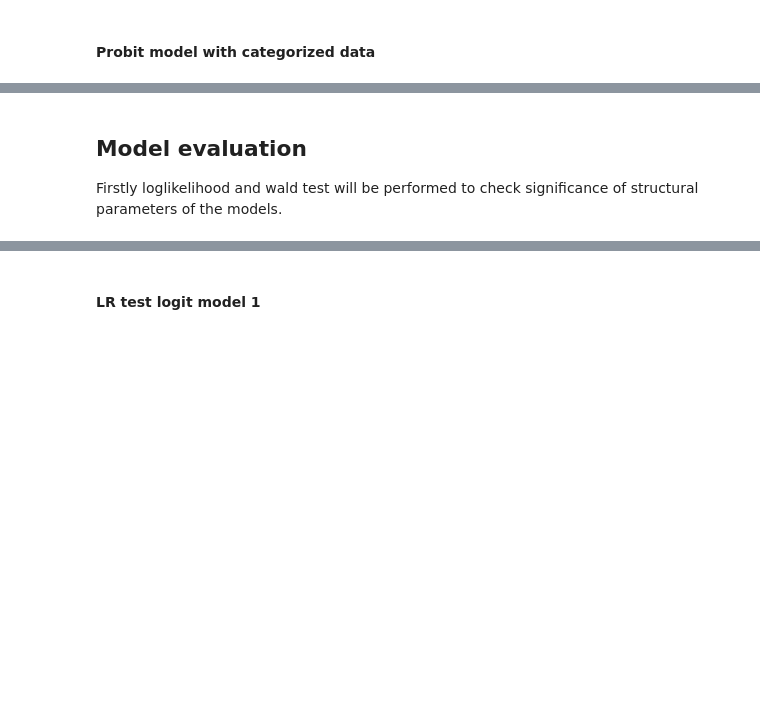
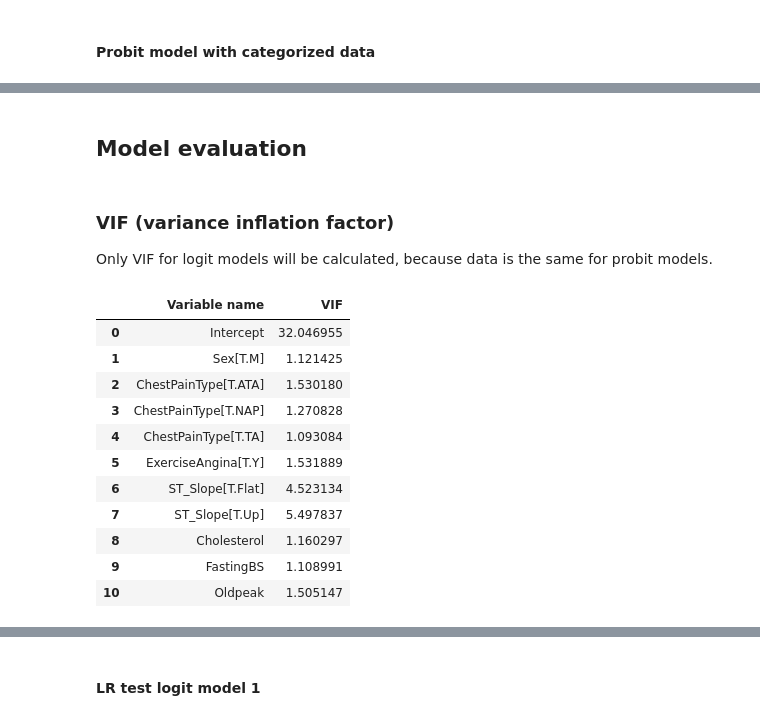
Before and after one commit to PilgrimMatthias/HeartDiseas_prediction, a Jupyter notebook: heartdisease.ipynb, the cells around one changed output, grey strips where cells are left out. Cells and saved outputs as stored; diff of their text form; code cells hidden in the pictures; blank space fills up the shorter version.

```diff
--- a/heartdisease.ipynb
+++ b/heartdisease.ipynb
@@ -705,7 +707,9 @@ ST_Slope[T.Flat]                                   0.4755      0.259      1.834
 ST_Slope[T.Up]                                    -1.0888      0.272     -4.000      0.000      -1.622      -0.555
 FastingBS                                          0.6853      0.167      4.091      0.000       0.357       1.014
 ==================================================================================================================
-# %% [markdown]
-## Model evaluation
-
-Firstly loglikelihood and wald test will be performed to check significance of structural parameters of the models.
+# %% [markdown]
+## Model evaluation
+# %% [markdown]
+### VIF (variance inflation factor)
+
+Only VIF for logit models will be calculated, because data is the same for probit models.
@@ -711,0 +721,16 @@ Firstly loglikelihood and wald test will be performed to check significance of s
+# %%
+non_categorized_data_vif = vif(logit_1_results)
+non_categorized_data_vif
+# %% [output]
+|  | Variable name | VIF |
+| 0 | Intercept | 32.046955 |
+| 1 | Sex[T.M] | 1.121425 |
+| 2 | ChestPainType[T.ATA] | 1.530180 |
+| 3 | ChestPainType[T.NAP] | 1.270828 |
+| 4 | ChestPainType[T.TA] | 1.093084 |
+| 5 | ExerciseAngina[T.Y] | 1.531889 |
+| 6 | ST_Slope[T.Flat] | 4.523134 |
+| 7 | ST_Slope[T.Up] | 5.497837 |
+| 8 | Cholesterol | 1.160297 |
+| 9 | FastingBS | 1.108991 |
+| 10 | Oldpeak | 1.505147 |
```
Also changed, not shown: parts of 33 cells of this notebook.
